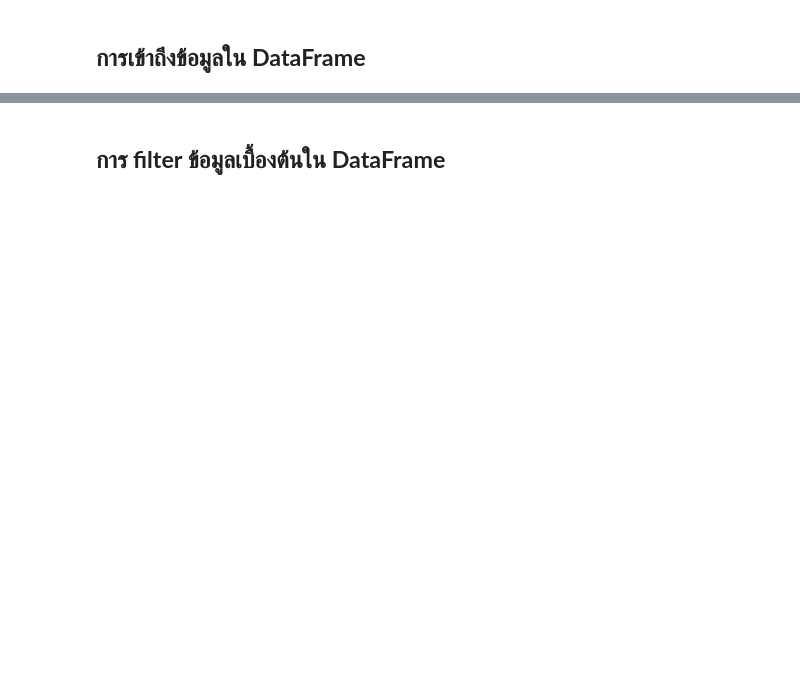
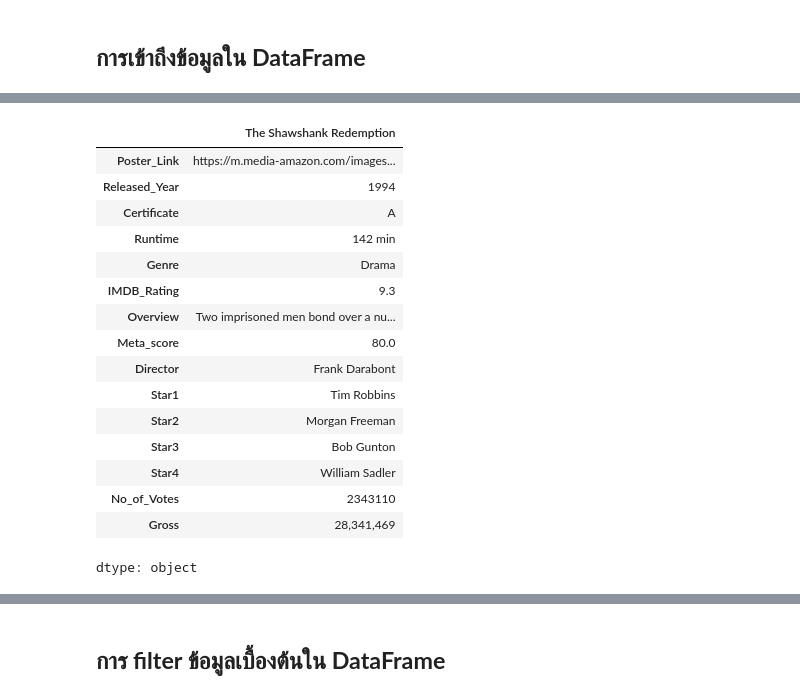
Before and after one commit to Angy-face/Esan-Coding-SS2, a Jupyter notebook: 2_2_Pandas.ipynb, the cells around one changed output, grey strips where cells are left out. Drawn from its saved outputs; the diff is of its cells as text; code cells hidden in the pictures; blank space fills up the shorter version.

```diff
--- a/2_2_Pandas.ipynb
+++ b/2_2_Pandas.ipynb
@@ -245,0 +386,20 @@ df[0:6]
+# %%
+df.iloc[0]
+# %% [output]
+|  | The Shawshank Redemption |
+| Poster_Link | https://m.media-amazon.com/images... |
+| Released_Year | 1994 |
+| Certificate | A |
+| Runtime | 142 min |
+| Genre | Drama |
+| IMDB_Rating | 9.3 |
+| Overview | Two imprisoned men bond over a nu... |
+| Meta_score | 80.0 |
+| Director | Frank Darabont |
+| Star1 | Tim Robbins |
+| Star2 | Morgan Freeman |
+| Star3 | Bob Gunton |
+| Star4 | William Sadler |
+| No_of_Votes | 2343110 |
+| Gross | 28,341,469 |
+dtype: object
```
Also changed, not shown: parts of 57 cells of this notebook.
